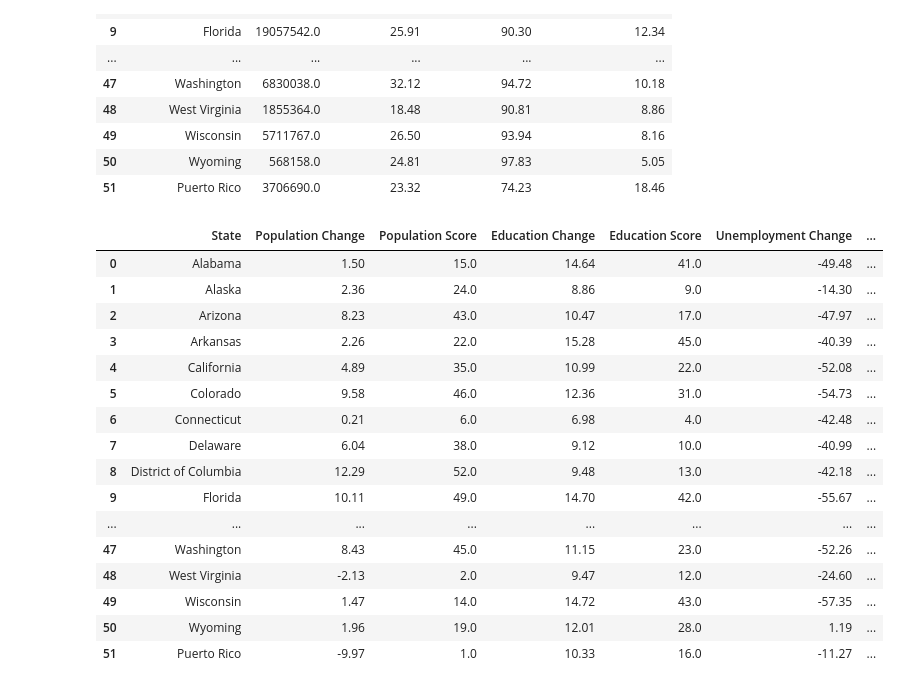
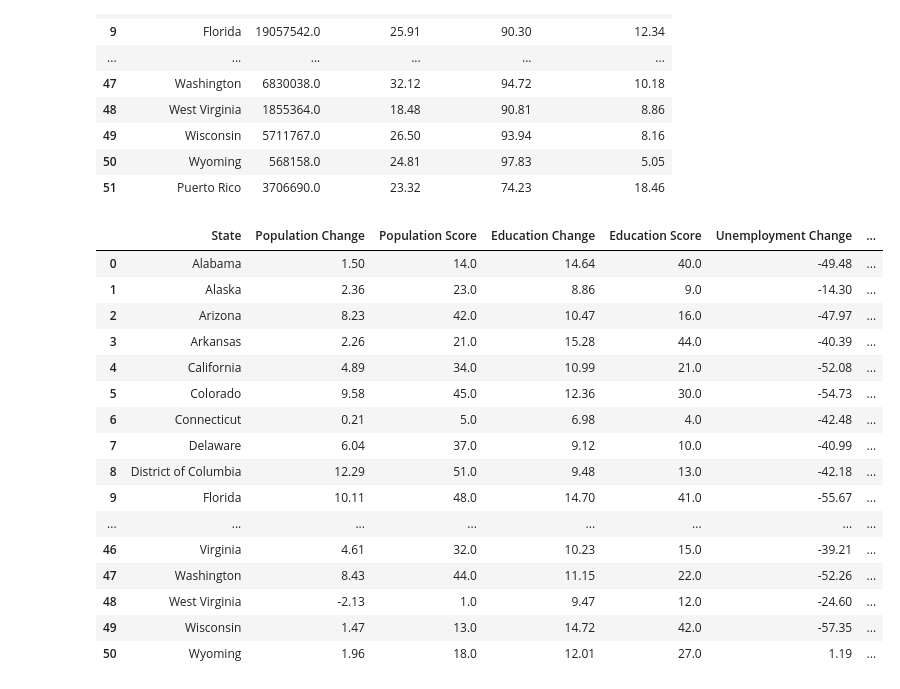
Before and after one commit to matthewstieg/Project_1, a Jupyter notebook: DataFrame.ipynb, the cells around one changed output. Drawn from its saved outputs; the diff is of its cells as text; code cells hidden in the pictures.

Commit message:
Removed Puerto Rico

```diff
--- a/DataFrame.ipynb
+++ b/DataFrame.ipynb
@@ -163,43 +163,46 @@ census_2011
 # %%
 # Merge 2 dataframes
 census_merged = pd.merge(census_2011, census_2017, how="inner",on="State",suffixes=("_2011", "_2017"))
+
+# Remove Puerto Rico
+census_merged = census_merged[census_merged.State != "Puerto Rico"]
 
 # Reorder Columns for Readability
 census_merged = census_merged[["State", "Population_2011", "Population_2017", "Bachelors Rate_2011", "Bachelors Rate_2017","Unemployment Rate_2011", "Unemployment Rate_2017"]]
 
 # Calculate percent change between years for each metric
 census_merged["Population Change"]=round((((census_merged["Population_2017"]-census_merged["Population_2011"])/census_merged["Population_2011"])*100),2)
 census_merged["Education Change"]=round((((census_merged["Bachelors Rate_2017"]-census_merged["Bachelors Rate_2011"])/census_merged["Bachelors Rate_2011"])*100),2)
 census_merged["Unemployment Change"]=round((((census_merged["Unemployment Rate_2017"]-census_merged["Unemployment Rate_2011"])/census_merged["Unemployment Rate_2011"])*100),2)
 
 # Reorder Columns for Readability
 census_merged=census_merged[["State","Population Change", "Education Change", "Unemployment Change"]]
 census_merged
 
 # rank order each metric
 census_merged["Population Score"]= census_merged["Population Change"].rank()
 census_merged["Education Score"]= census_merged["Education Change"].rank()
 census_merged["Unemployment Score"]=census_merged["Unemployment Change"].rank(ascending=False)
 
 # Reorder Columns for Readability
 census_merged=census_merged[["State","Population Change", "Population Score", "Education Change","Education Score", "Unemployment Change", "Unemployment Score"]]
 census_merged["Composite Score"]=census_merged["Population Score"]+census_merged["Education Score"]+census_merged["Unemployment Score"]
 census_merged
 # %% [output]
 |  | State | Population Change | Population Score | Education Change | Education Score | Unemployment Change | ... |
-| 0 | Alabama | 1.50 | 15.0 | 14.64 | 41.0 | -49.48 | ... |
-| 1 | Alaska | 2.36 | 24.0 | 8.86 | 9.0 | -14.30 | ... |
-| 2 | Arizona | 8.23 | 43.0 | 10.47 | 17.0 | -47.97 | ... |
-| 3 | Arkansas | 2.26 | 22.0 | 15.28 | 45.0 | -40.39 | ... |
-| 4 | California | 4.89 | 35.0 | 10.99 | 22.0 | -52.08 | ... |
-| 5 | Colorado | 9.58 | 46.0 | 12.36 | 31.0 | -54.73 | ... |
-| 6 | Connecticut | 0.21 | 6.0 | 6.98 | 4.0 | -42.48 | ... |
-| 7 | Delaware | 6.04 | 38.0 | 9.12 | 10.0 | -40.99 | ... |
-| 8 | District of Columbia | 12.29 | 52.0 | 9.48 | 13.0 | -42.18 | ... |
-| 9 | Florida | 10.11 | 49.0 | 14.70 | 42.0 | -55.67 | ... |
+| 0 | Alabama | 1.50 | 14.0 | 14.64 | 40.0 | -49.48 | ... |
+| 1 | Alaska | 2.36 | 23.0 | 8.86 | 9.0 | -14.30 | ... |
+| 2 | Arizona | 8.23 | 42.0 | 10.47 | 16.0 | -47.97 | ... |
+| 3 | Arkansas | 2.26 | 21.0 | 15.28 | 44.0 | -40.39 | ... |
+| 4 | California | 4.89 | 34.0 | 10.99 | 21.0 | -52.08 | ... |
+| 5 | Colorado | 9.58 | 45.0 | 12.36 | 30.0 | -54.73 | ... |
+| 6 | Connecticut | 0.21 | 5.0 | 6.98 | 4.0 | -42.48 | ... |
+| 7 | Delaware | 6.04 | 37.0 | 9.12 | 10.0 | -40.99 | ... |
+| 8 | District of Columbia | 12.29 | 51.0 | 9.48 | 13.0 | -42.18 | ... |
+| 9 | Florida | 10.11 | 48.0 | 14.70 | 41.0 | -55.67 | ... |
 | ... | ... | ... | ... | ... | ... | ... | ... |
-| 47 | Washington | 8.43 | 45.0 | 11.15 | 23.0 | -52.26 | ... |
-| 48 | West Virginia | -2.13 | 2.0 | 9.47 | 12.0 | -24.60 | ... |
-| 49 | Wisconsin | 1.47 | 14.0 | 14.72 | 43.0 | -57.35 | ... |
-| 50 | Wyoming | 1.96 | 19.0 | 12.01 | 28.0 | 1.19 | ... |
-| 51 | Puerto Rico | -9.97 | 1.0 | 10.33 | 16.0 | -11.27 | ... |
+| 46 | Virginia | 4.61 | 32.0 | 10.23 | 15.0 | -39.21 | ... |
+| 47 | Washington | 8.43 | 44.0 | 11.15 | 22.0 | -52.26 | ... |
+| 48 | West Virginia | -2.13 | 1.0 | 9.47 | 12.0 | -24.60 | ... |
+| 49 | Wisconsin | 1.47 | 13.0 | 14.72 | 42.0 | -57.35 | ... |
+| 50 | Wyoming | 1.96 | 18.0 | 12.01 | 27.0 | 1.19 | ... |
```
Also changed, not shown: 1 other file.
